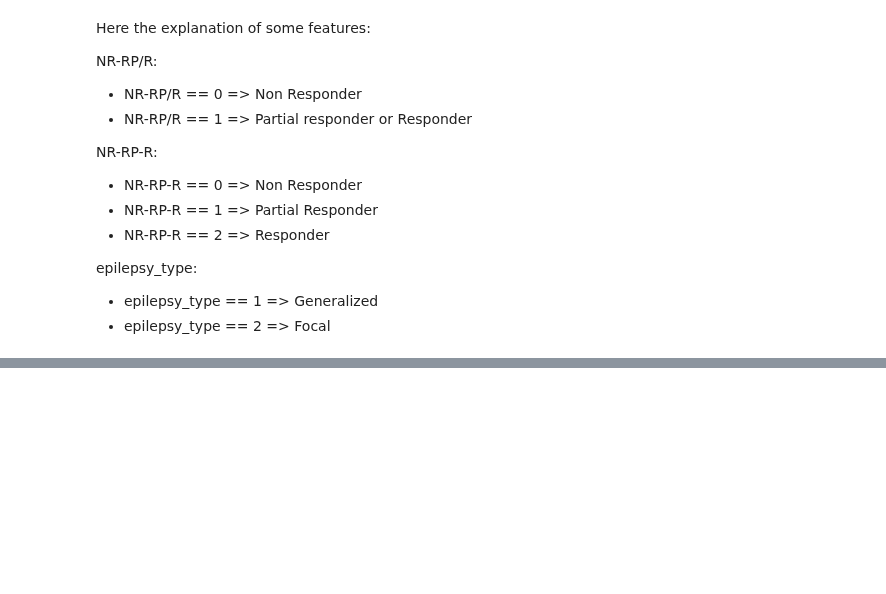
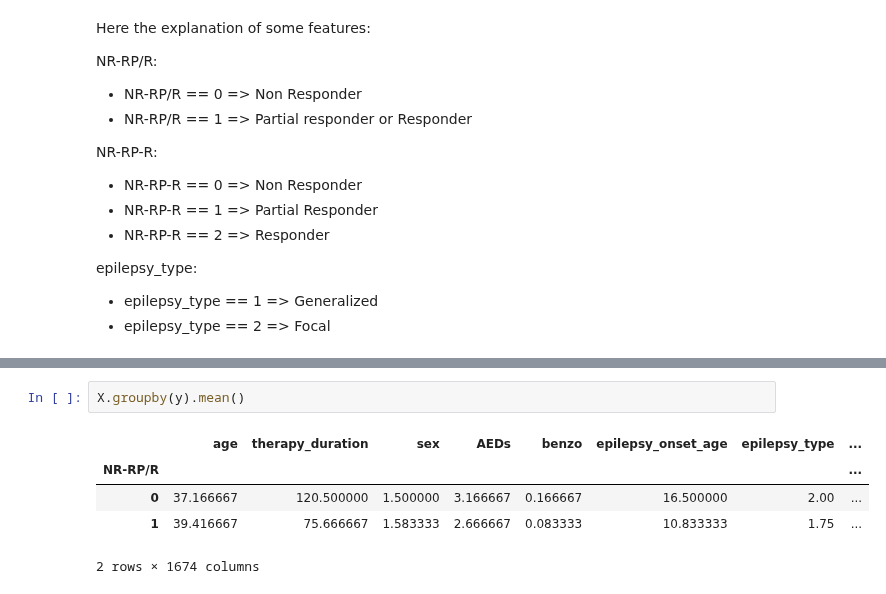
Before and after one commit to PiLAB-Medical-Imaging/TFE23-740_Epilepsy, a Jupyter notebook: src/analysis.ipynb, the cells around one changed output, grey strips where cells are left out. Drawn from its saved outputs; the diff is of its cells as text; blank space fills up the shorter version.

```diff
--- a/src/analysis.ipynb
+++ b/src/analysis.ipynb
@@ -106,0 +197,8 @@ X
+# %%
+X.groupby(y).mean()
+# %% [output]
+|  | age | therapy_duration | sex | AEDs | benzo | epilepsy_onset_age | epilepsy_type | ... |
+| NR-RP/R |  |  |  |  |  |  |  | ... |
+| 0 | 37.166667 | 120.500000 | 1.500000 | 3.166667 | 0.166667 | 16.500000 | 2.00 | ... |
+| 1 | 39.416667 | 75.666667 | 1.583333 | 2.666667 | 0.083333 | 10.833333 | 1.75 | ... |
+2 rows × 1674 columns
```
Also changed, not shown: parts of 17 cells of this notebook, 4 other files.
